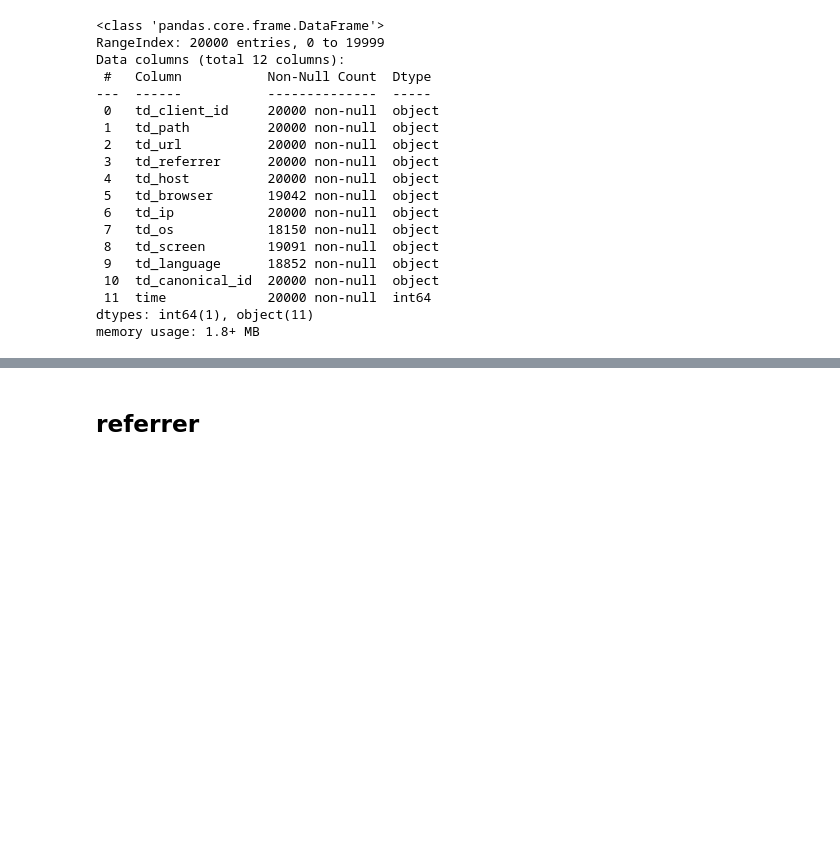
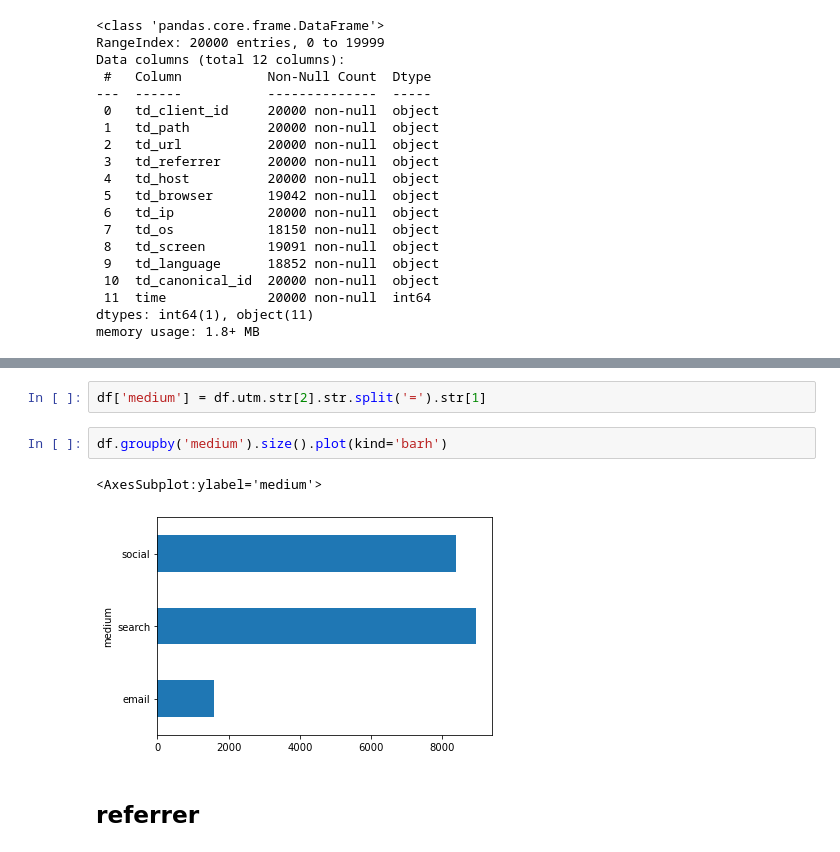
Before and after one commit to ghcn345/Treasure-Bikes, a Jupyter notebook: treasure_bikes_pageviews.ipynb, the cells around one changed output, grey strips where cells are left out. Drawn from its saved outputs; the diff is of its cells as text; blank space fills up the shorter version.

```diff
--- a/treasure_bikes_pageviews.ipynb
+++ b/treasure_bikes_pageviews.ipynb
@@ -43,3 +61,10 @@ df.head()
+# %%
+df['medium'] = df.utm.str[2].str.split('=').str[1]
+# %%
+df.groupby('medium').size().plot(kind='barh')
+# %% [output]
+<AxesSubplot:ylabel='medium'>
+[figure, added]
 # %% [markdown]
 ## referrer
 # %%
```
Also changed, not shown: parts of 18 cells of this notebook.
